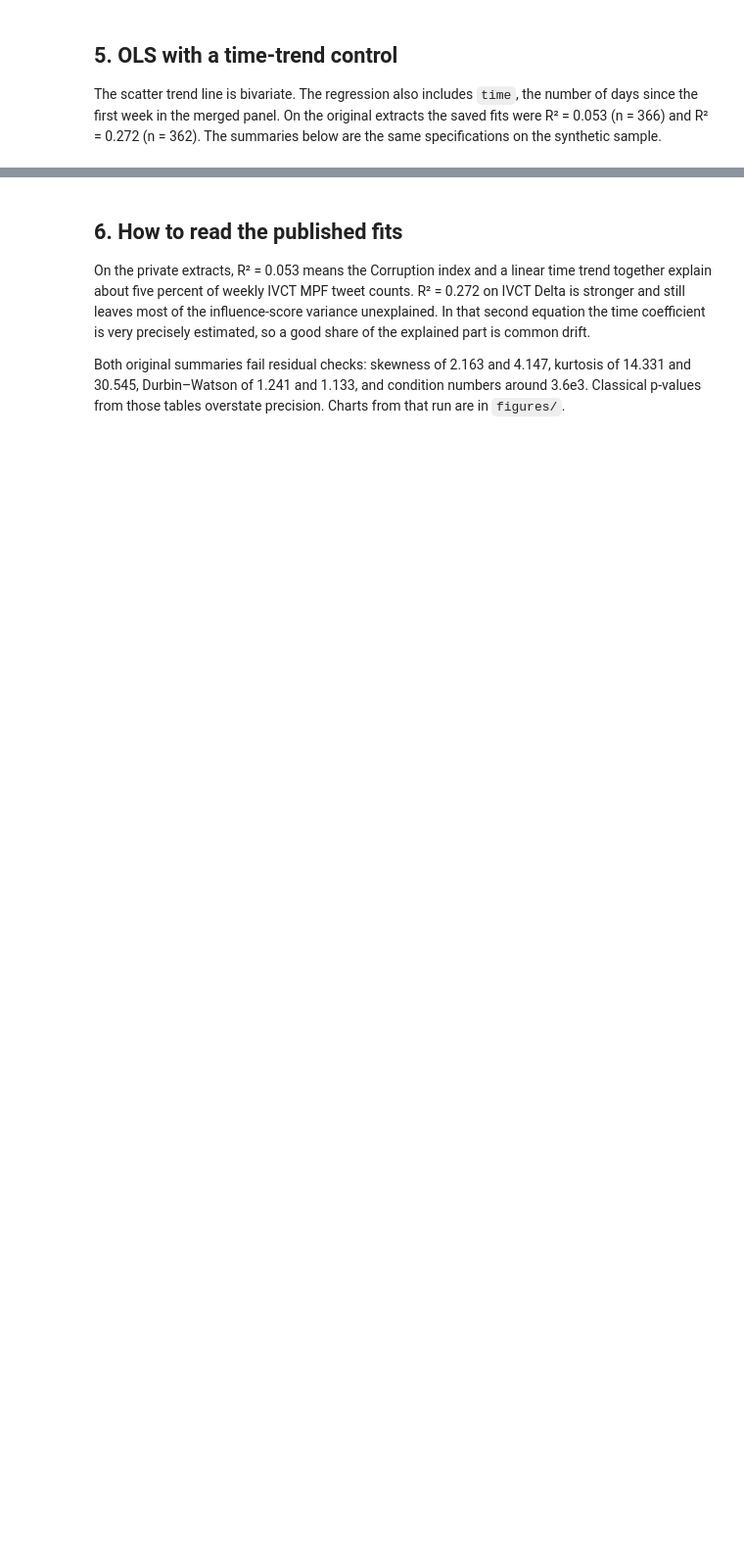
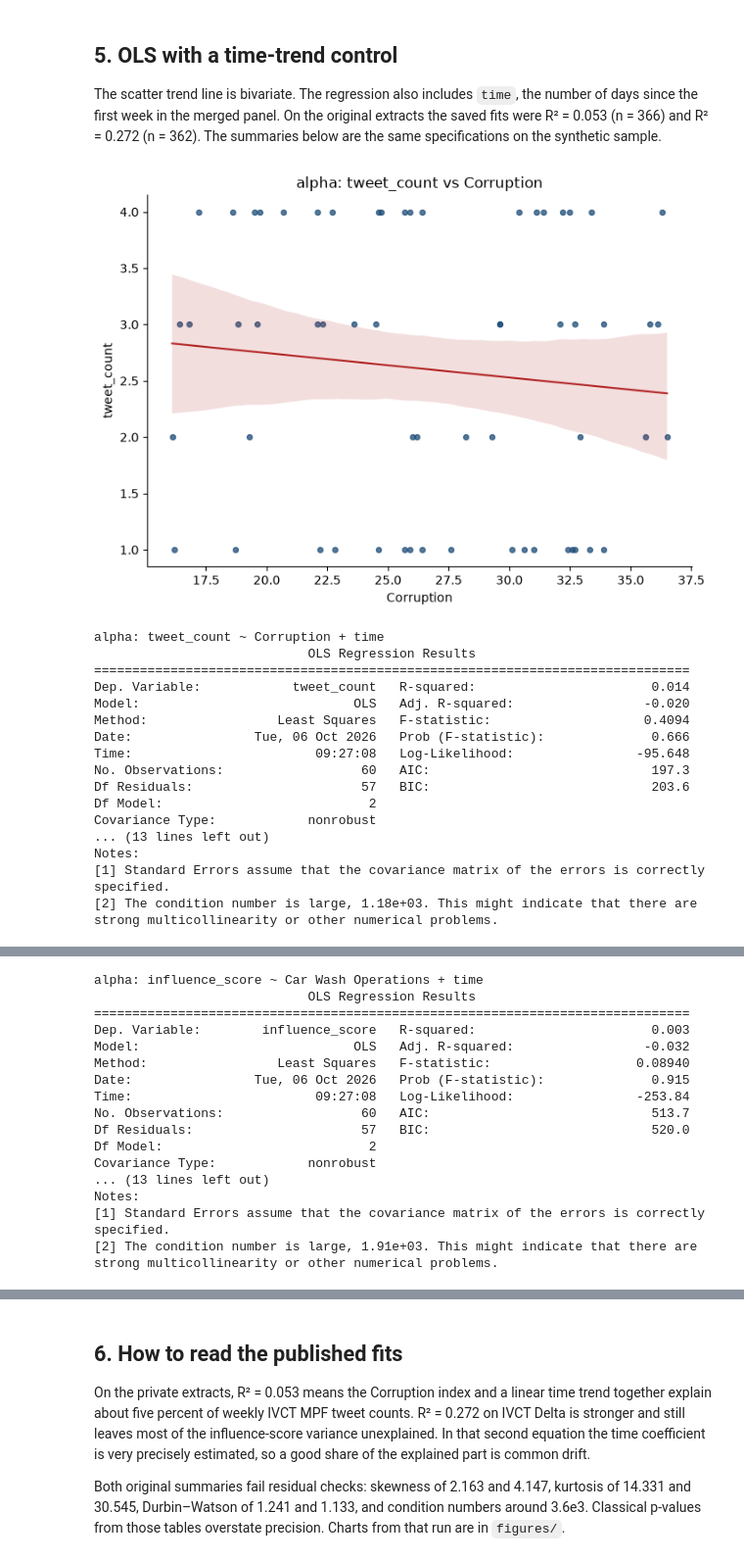
Before and after one commit to mohamd764/search-vs-social-signal-analysis, a Jupyter notebook: analysis.ipynb, the cells around one changed output, grey strips where cells are left out. Shown at 98% size. Saved outputs shown, nothing was run; the diff lists cells and outputs as text; code cells hidden in the pictures; blank space fills up the shorter version.

```diff
--- a/analysis.ipynb
+++ b/analysis.ipynb
@@ -67,13 +100,32 @@ The scatter trend line is bivariate. The regression also includes `time`, the nu
 # %%
 for name, result in series:
     for (independent, dependent), model in result["models"].items():
-        display(
+        show_figure(
             analysis.plot_scatter_with_trendline(
                 result["merged"],
                 independent,
                 dependent,
                 f"{name}: {dependent} vs {independent}",
             )
         )
         print(f"{name}: {dependent} ~ {independent} + time")
         print(model.summary())
+# %% [output]
+[figure, added]
+alpha: tweet_count ~ Corruption + time
+                            OLS Regression Results
+==============================================================================
+Dep. Variable:            tweet_count   R-squared:                       0.014
+Model:                            OLS   Adj. R-squared:                 -0.020
+Method:                 Least Squares   F-statistic:                    0.4094
+Date:                Tue, 06 Oct 2026   Prob (F-statistic):              0.666
+Time:                        09:27:08   Log-Likelihood:                -95.648
+No. Observations:                  60   AIC:                             197.3
+Df Residuals:                      57   BIC:                             203.6
+Df Model:                           2
+Covariance Type:            nonrobust
+... (13 lines left out)
+Notes:
+[1] Standard Errors assume that the covariance matrix of the errors is correctly specified.
+[2] The condition number is large, 1.18e+03. This might indicate that there are
+strong multicollinearity or other numerical problems.
@@ -79,0 +133,17 @@ for name, result in series:
+alpha: influence_score ~ Car Wash Operations + time
+                            OLS Regression Results
+==============================================================================
+Dep. Variable:        influence_score   R-squared:                       0.003
+Model:                            OLS   Adj. R-squared:                 -0.032
+Method:                 Least Squares   F-statistic:                   0.08940
+Date:                Tue, 06 Oct 2026   Prob (F-statistic):              0.915
+Time:                        09:27:08   Log-Likelihood:                -253.84
+No. Observations:                  60   AIC:                             513.7
+Df Residuals:                      57   BIC:                             520.0
+Df Model:                           2
+Covariance Type:            nonrobust
+... (13 lines left out)
+Notes:
+[1] Standard Errors assume that the covariance matrix of the errors is correctly specified.
+[2] The condition number is large, 1.91e+03. This might indicate that there are
+strong multicollinearity or other numerical problems.
```
Also changed, not shown: parts of 5 cells of this notebook, 4 other files.
